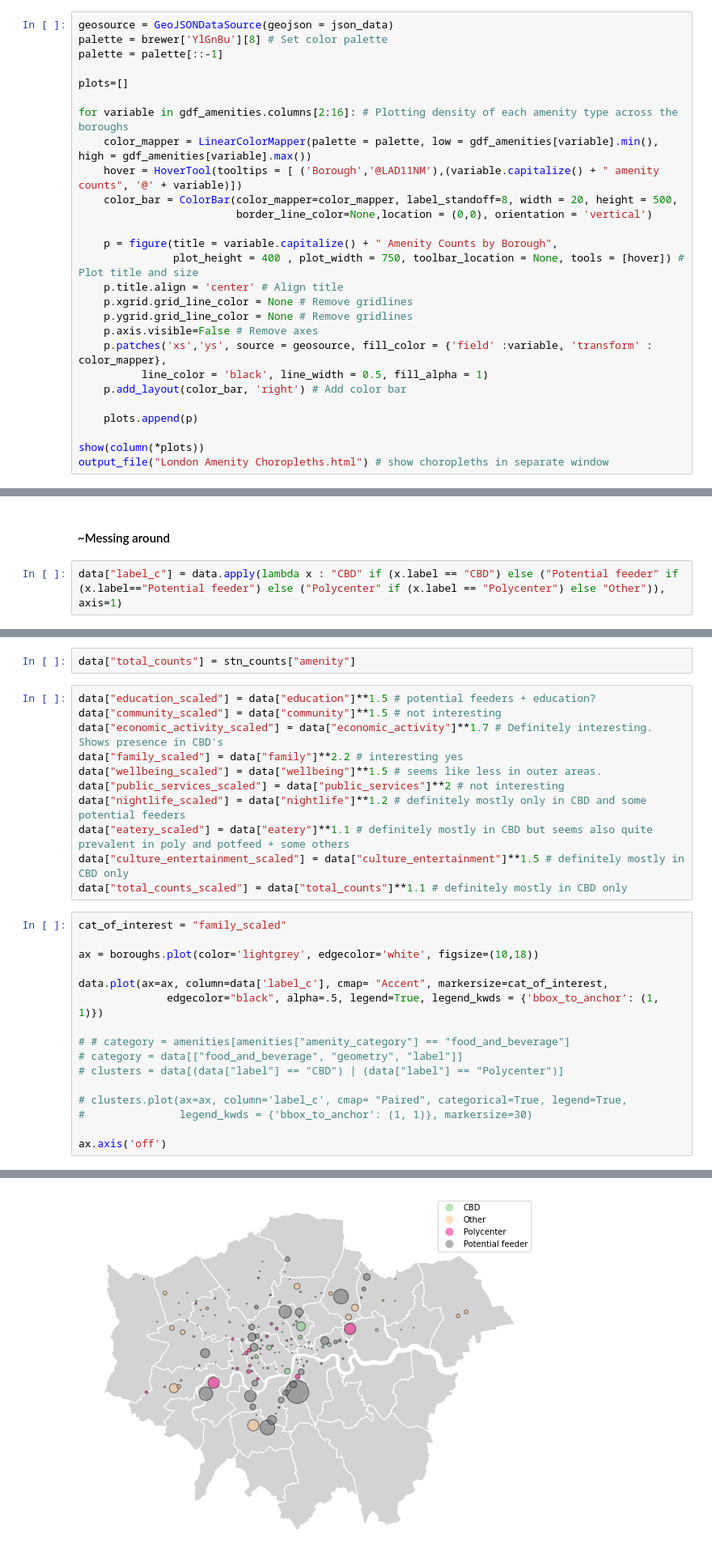
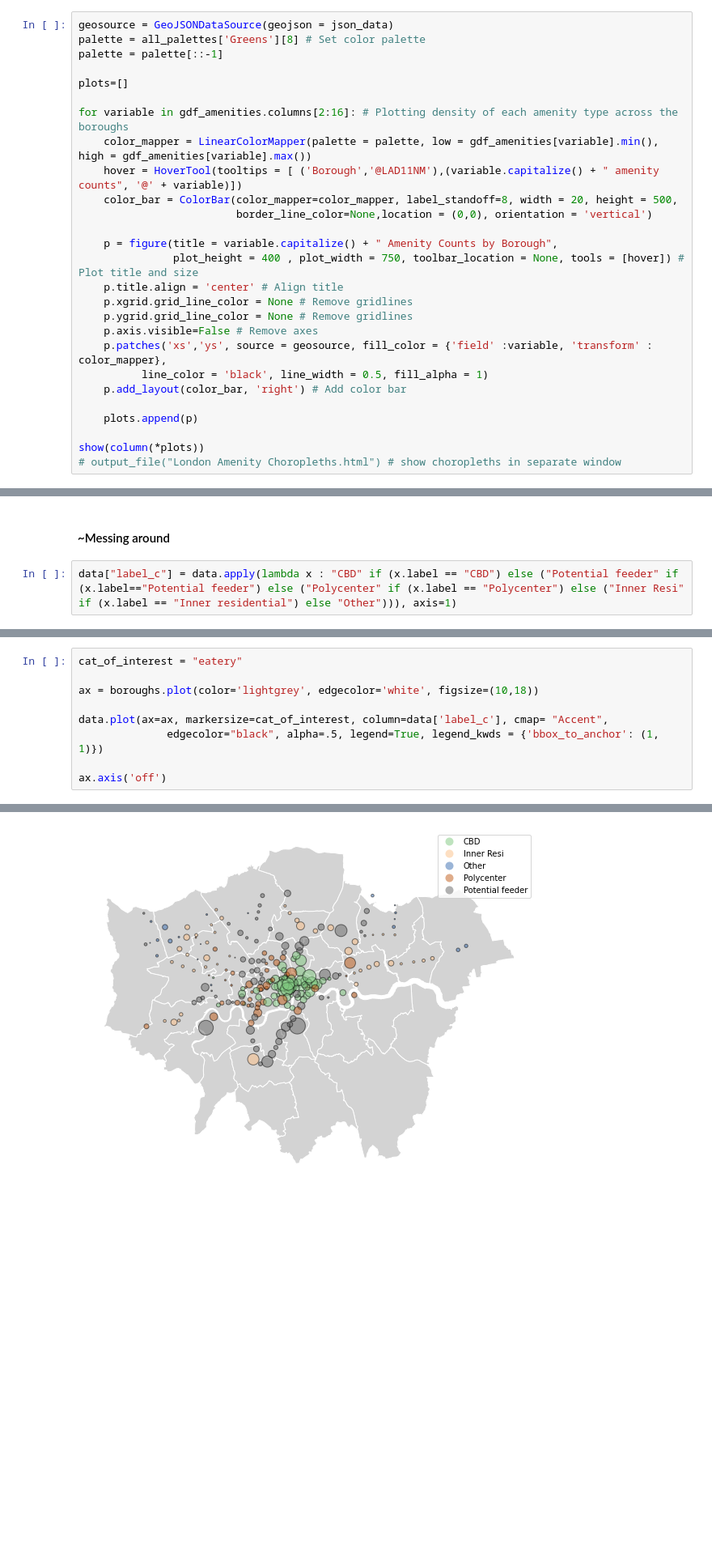
Before and after one commit to jwrap/how-london-moves, a Jupyter notebook: Amenities.ipynb, the cells around one changed output, grey strips where cells are left out. Shown at 81% size. Cells and saved outputs as stored; diff of their text form; blank space fills up the shorter version.

```diff
--- a/Amenities.ipynb
+++ b/Amenities.ipynb
@@ -208,7 +208,7 @@ merged_json = json.loads(gdf_amenities.to_json())
 json_data = json.dumps(merged_json)
 # %%
 geosource = GeoJSONDataSource(geojson = json_data)
-palette = brewer['YlGnBu'][8] # Set color palette
+palette = all_palettes['Greens'][8] # Set color palette
 palette = palette[::-1]
 
 plots=[]
@@ -232,7 +232,7 @@ for variable in gdf_amenities.columns[2:16]: # Plotting density of each amenity
     plots.append(p)
 
 show(column(*plots))
-output_file("London Amenity Choropleths.html") # show choropleths in separate window
+# output_file("London Amenity Choropleths.html") # show choropleths in separate window
 # %% [markdown]
 # Analyzing stations data
 # %%
@@ -441,4 +439,4 @@ plt.savefig('map.png')
 # %% [markdown]
 #### ~Messing around
 # %%
-data["label_c"] = data.apply(lambda x : "CBD" if (x.label == "CBD") else ("Potential feeder" if (x.label=="Potential feeder") else ("Polycenter" if (x.label == "Polycenter") else "Other")), axis=1)
+data["label_c"] = data.apply(lambda x : "CBD" if (x.label == "CBD") else ("Potential feeder" if (x.label=="Potential feeder") else ("Polycenter" if (x.label == "Polycenter") else ("Inner Resi" if (x.label == "Inner residential") else "Other"))), axis=1)
@@ -447,32 +443,12 @@ stn_counts = pd.DataFrame(amenities_voronois.groupby(["station_name"]).agg(len)[
-# %%
-data["total_counts"] = stn_counts["amenity"]
-# %%
-data["education_scaled"] = data["education"]**1.5 # potential feeders + education?
-data["community_scaled"] = data["community"]**1.5 # not interesting
-data["economic_activity_scaled"] = data["economic_activity"]**1.7 # Definitely interesting. Shows presence in CBD's
-data["family_scaled"] = data["family"]**2.2 # interesting yes
-data["wellbeing_scaled"] = data["wellbeing"]**1.5 # seems like less in outer areas.
-data["public_services_scaled"] = data["public_services"]**2 # not interesting
-data["nightlife_scaled"] = data["nightlife"]**1.2 # definitely mostly only in CBD and some potential feeders
-data["eatery_scaled"] = data["eatery"]**1.1 # definitely mostly in CBD but seems also quite prevalent in poly and potfeed + some others
-data["culture_entertainment_scaled"] = data["culture_entertainment"]**1.5 # definitely mostly in CBD only
-data["total_counts_scaled"] = data["total_counts"]**1.1 # definitely mostly in CBD only
 # %%
-cat_of_interest = "family_scaled"
+cat_of_interest = "eatery"
 
 ax = boroughs.plot(color='lightgrey', edgecolor='white', figsize=(10,18))
 
-data.plot(ax=ax, column=data['label_c'], cmap= "Accent", markersize=cat_of_interest,
+data.plot(ax=ax, markersize=cat_of_interest, column=data['label_c'], cmap= "Accent",
               edgecolor="black", alpha=.5, legend=True, legend_kwds = {'bbox_to_anchor': (1, 1)})
 
-# # category = amenities[amenities["amenity_category"] == "food_and_beverage"]
-# category = data[["food_and_beverage", "geometry", "label"]]
-# clusters = data[(data["label"] == "CBD") | (data["label"] == "Polycenter")]
-
-# clusters.plot(ax=ax, column='label_c', cmap= "Paired", categorical=True, legend=True,
-#               legend_kwds = {'bbox_to_anchor': (1, 1)}, markersize=30)
-
 ax.axis('off')
 # %% [output]
 (500655.0638336639, 564875.8138502047, 153596.65686413186, 203187.7489867522)
-[figure, old version]
+[figure, new version]
```
Also changed, not shown: parts of 4 cells of this notebook, 1 other file.
